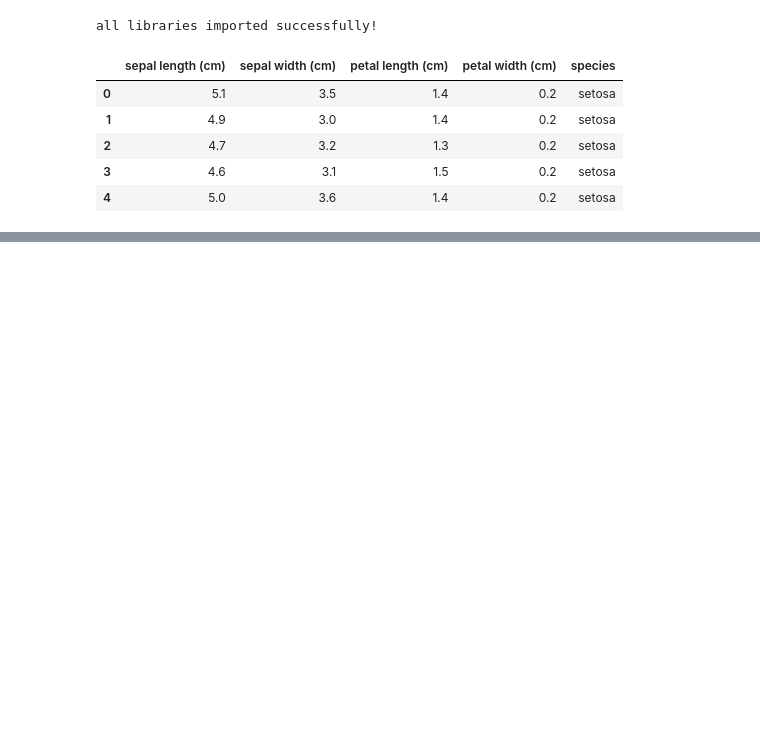
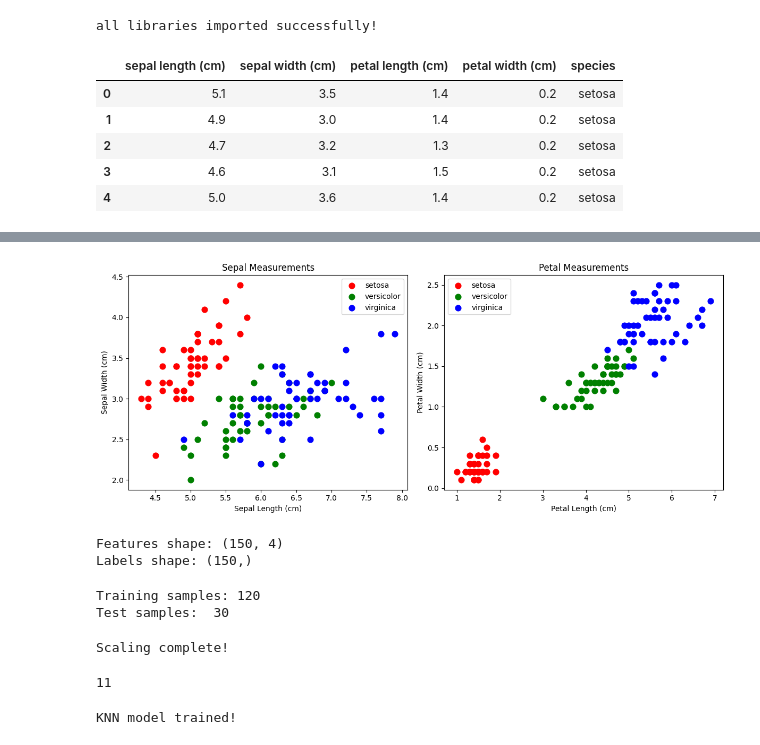
Before and after one commit to Ira9181/iris-classification, a Jupyter notebook: iris.ipynb, the cells around one changed output, grey strips where cells are left out. Cells and saved outputs as stored; diff of their text form; code cells hidden in the pictures; blank space fills up the shorter version.

```diff
--- a/iris.ipynb
+++ b/iris.ipynb
@@ -32,0 +57,78 @@ df.head()
+# %%
+#cell:4 Scatter plots
+colors_map={"setosa":"red", "versicolor":"green", "virginica":"blue"}
+fig, axes =plt.subplots(1, 2, figsize=(12,5))
+#plot 1:sepal measurements
+for species, color in colors_map.items():
+  mask=df["species"]==species
+  axes[0].scatter(df[mask]["sepal length (cm)"],
+                  df[mask] ["sepal width (cm)"],
+                  c=color, label=species, s=60)
+axes[0].set_xlabel("Sepal Length (cm)")
+axes[0].set_ylabel("Sepal Width (cm)")
+axes[0].set_title("Sepal Measurements")
+axes[0].legend()
+
+# Plot 2: Petal measurements
+for species, color in colors_map.items():
+  mask = df["species"] == species
+  axes[1].scatter(df[mask]["petal length (cm)"],
+                  df[mask]["petal width (cm)"],
+                  c=color, label=species, s=60)
+axes[1].set_xlabel("Petal Length (cm)")
+axes[1].set_ylabel("Petal Width (cm)")
+axes[1].set_title("Petal Measurements")
+axes[1].legend()
+
+plt.tight_layout()
+plt.show()
+# %% [output]
+[figure, added]
+# %%
+# Cell 5: Separate features and labels
+# X = the 4 measurement columns (what the model USES to predict)
+X = iris.data # shape: (150, 4)
+
+# y = the species number (what we want to PREDICT)
+# 0 = setosa, 1 = versicolor, 2 = virginica
+Y= iris.target # shape: (150,)
+
+print("Features shape:", X.shape)
+print("Labels shape:", Y.shape)
+# %% [output]
+Features shape: (150, 4)
+Labels shape: (150,)
+# %%
+#Cell 6: Train/Test split
+X_train, X_test, y_train, y_test = train_test_split(
+  X, # features
+  Y, # labels
+  test_size=0.2, # 20% for testing
+  random_state=42 # fixes the random seed so results are repeatable
+  )
+print("Training samples:", len(X_train)) # 120
+print("Test samples: ", len(X_test)) # 30
+# %% [output]
+Training samples: 120
+Test samples:  30
+# %%
+#Cell 7: Feature scaling
+scaler = StandardScaler()
+# IMPORTANT: fit_transform on TRAIN, only transform on TEST
+# (The scaler learns the average from training data only)
+X_train = scaler.fit_transform(X_train)
+X_test = scaler.transform(X_test)
+print("Scaling complete!")
+11 # Each feature now has mean » 0 and standard deviation » 1
+# %% [output]
+Scaling complete!
+11
+# %%
+#Cell 8: Train KNN model
+# Create the model (K=3 means: look at 3 nearest neighbours)
+knn = KNeighborsClassifier(n_neighbors=3)
+# Train it (this is where the "learning" happens)
+knn.fit(X_train, y_train)
+print("KNN model trained!")
+# %% [output]
+KNN model trained!
```
Also changed, not shown: parts of 6 cells of this notebook.
